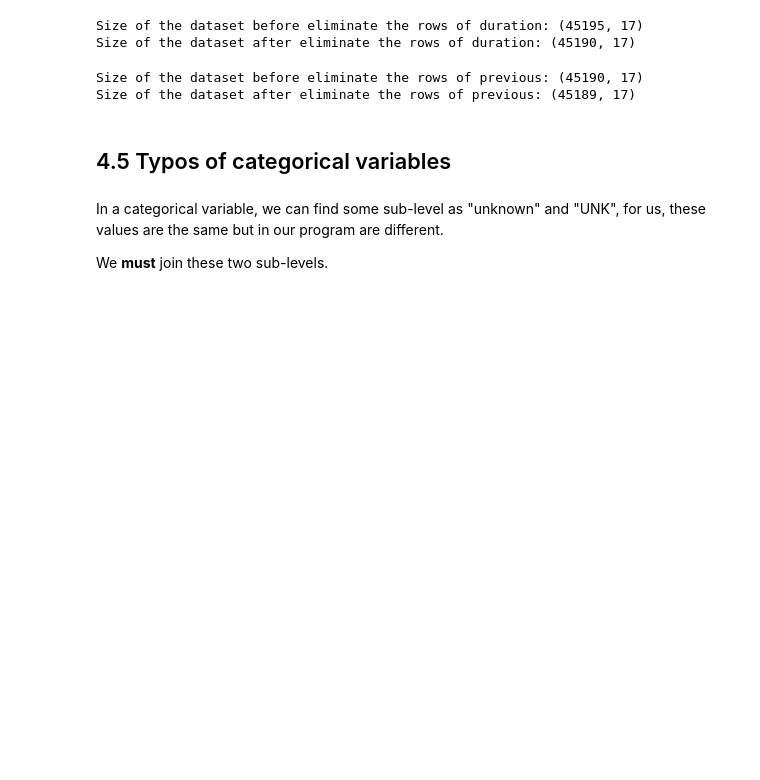
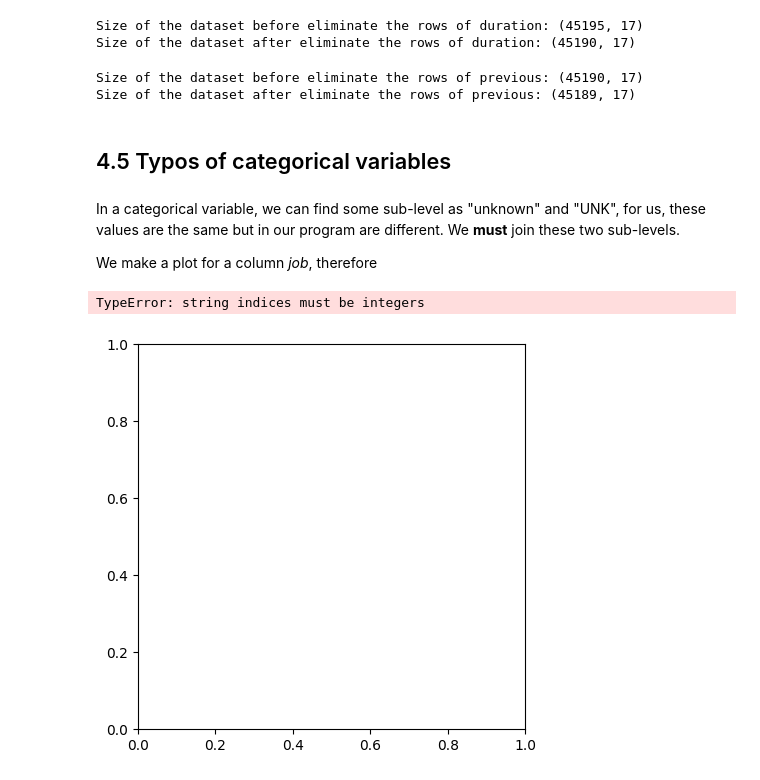
Before and after one commit to MarioSolisB/Profile_of_a_bank_coustomer, a Jupyter notebook: Cleaning_data.ipynb, the cells around one changed output. Saved outputs shown, nothing was run; the diff lists cells and outputs as text; code cells hidden in the pictures; blank space fills up the shorter version.

```diff
--- a/Cleaning_data.ipynb
+++ b/Cleaning_data.ipynb
@@ -318,9 +318,21 @@ Size of the dataset after eliminate the rows of previous: (45189, 17)
 # %% [markdown]
 ## 4.5 Typos of categorical variables
 # %% [markdown]
-In a categorical variable, we can find some sub-level as "unknown" and "UNK", for us, these values are the same but in our program are different.
+In a categorical variable, we can find some sub-level as "unknown" and "UNK", for us, these values are the same but in our program are different. We **must** join these two sub-levels.
 
-We **must** join these two sub-levels.
+We make a plot for a column *job*, therefore
+# %%
+# Plot for a column job with its sublevels
+
+fig, ax = plt.subplots(nrows=1, ncols=1, figsize=(5,5))
+fig.subplots_adjust(hspace=1)
+
+sns.countplot(x=col['job'], data=data, ax=ax)
+ax.set_title('job')
+ax.set_xticklabels(ax.get_xticklabels(),rotation=30)
+# %% [output]
+TypeError: string indices must be integers
+[figure, added]
 # %%
 # Plots of sub-levels of each categorical's variables
 
```
Also changed, not shown: parts of 3 cells of this notebook.
